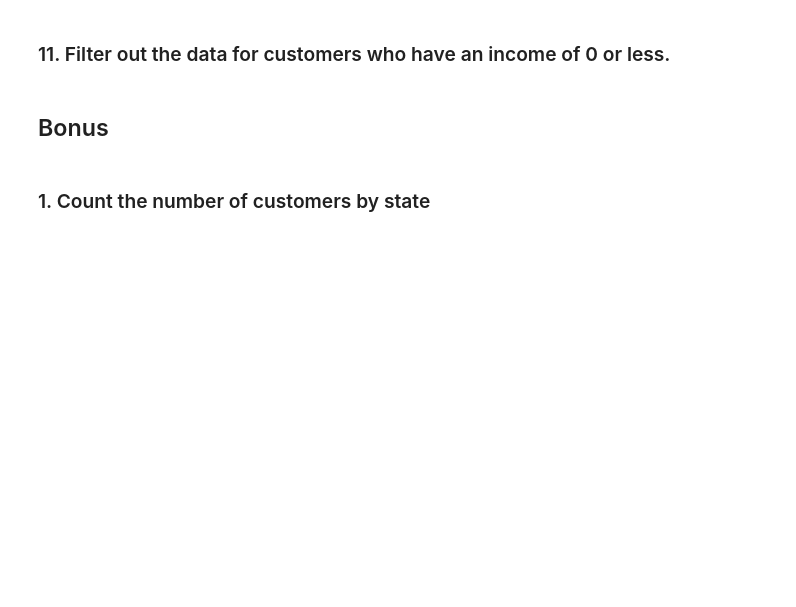
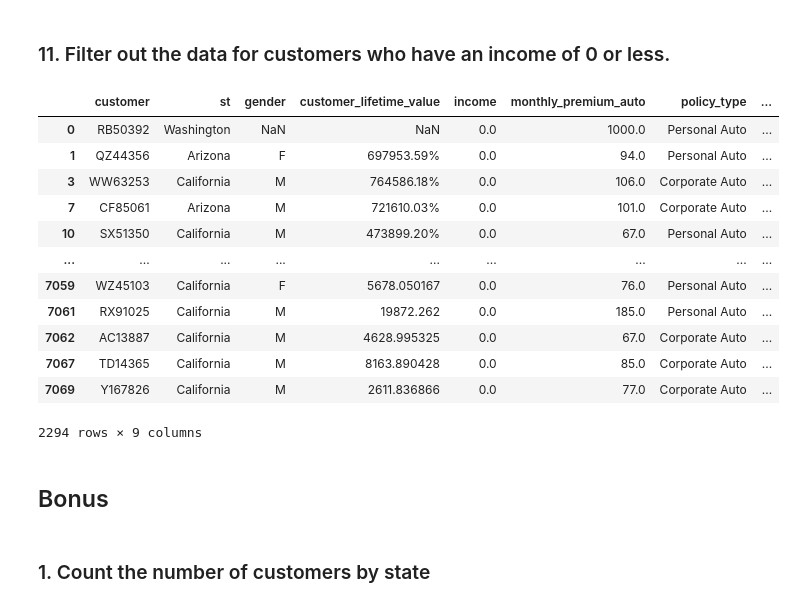
Before and after one commit to Ironhack-Data-0621-Remote/lab-intro-to-pandas, a Jupyter notebook: Solutions.ipynb, the cells around one changed output. Saved outputs shown, nothing was run; the diff lists cells and outputs as text; code cells hidden in the pictures; blank space fills up the shorter version.

```diff
--- a/Solutions.ipynb
+++ b/Solutions.ipynb
@@ -437,5 +523,23 @@ data
 # %% [markdown]
 ### 11. Filter out the data for customers who have an income of 0 or less.
+# %%
+#new dataframe with customers of income <= 0
+filtered_income = data[data['income']<=0]
+filtered_income
+# %% [output]
+|  | customer | st | gender | customer_lifetime_value | income | monthly_premium_auto | policy_type | ... |
+| 0 | RB50392 | Washington | NaN | NaN | 0.0 | 1000.0 | Personal Auto | ... |
+| 1 | QZ44356 | Arizona | F | 697953.59% | 0.0 | 94.0 | Personal Auto | ... |
+| 3 | WW63253 | California | M | 764586.18% | 0.0 | 106.0 | Corporate Auto | ... |
+| 7 | CF85061 | Arizona | M | 721610.03% | 0.0 | 101.0 | Corporate Auto | ... |
+| 10 | SX51350 | California | M | 473899.20% | 0.0 | 67.0 | Personal Auto | ... |
+| ... | ... | ... | ... | ... | ... | ... | ... | ... |
+| 7059 | WZ45103 | California | F | 5678.050167 | 0.0 | 76.0 | Personal Auto | ... |
+| 7061 | RX91025 | California | M | 19872.262 | 0.0 | 185.0 | Personal Auto | ... |
+| 7062 | AC13887 | California | M | 4628.995325 | 0.0 | 67.0 | Corporate Auto | ... |
+| 7067 | TD14365 | California | M | 8163.890428 | 0.0 | 85.0 | Corporate Auto | ... |
+| 7069 | Y167826 | California | M | 2611.836866 | 0.0 | 77.0 | Corporate Auto | ... |
+2294 rows × 9 columns
 # %% [markdown]
 ## Bonus
 # %% [markdown]
```
Also changed, not shown: parts of 17 cells of this notebook.
